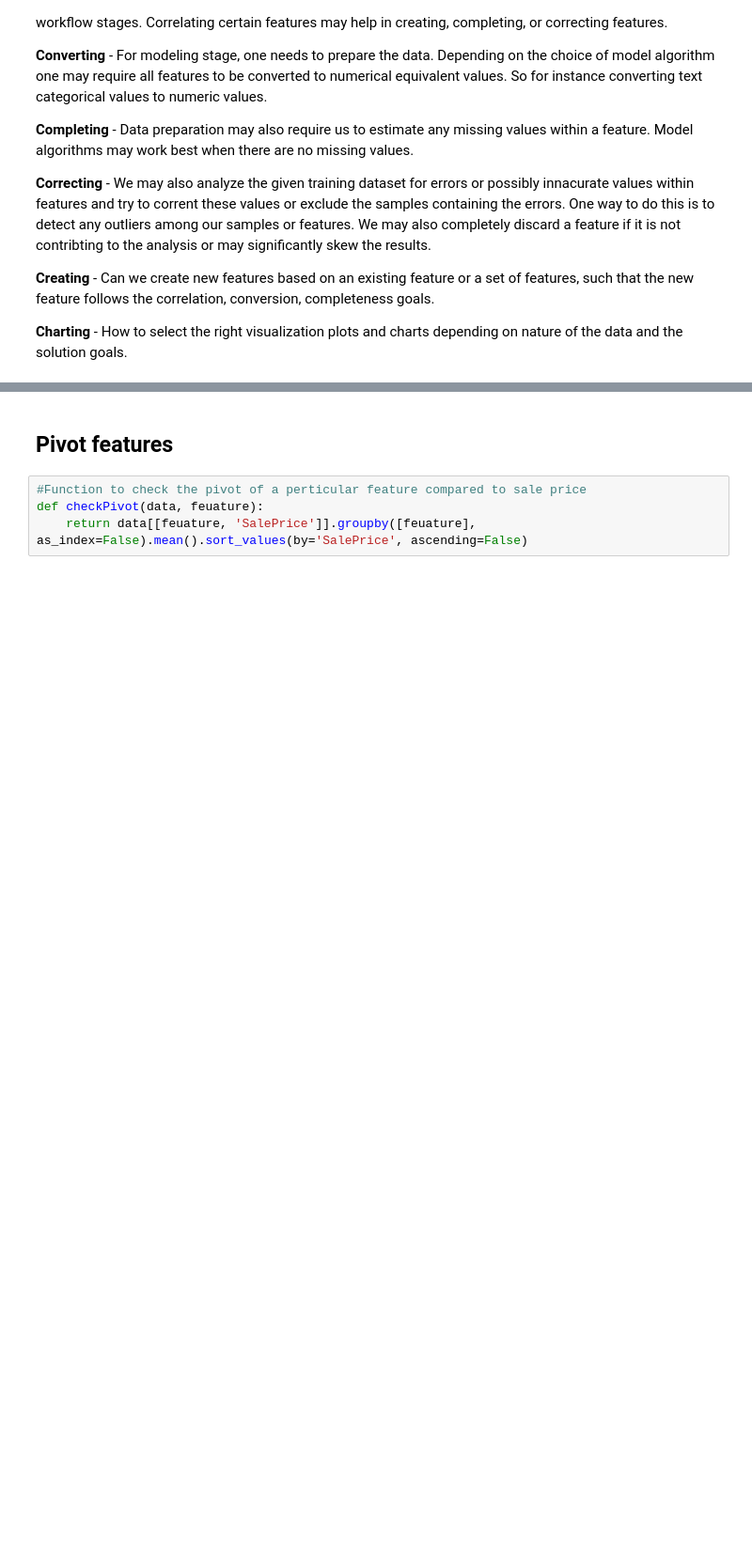
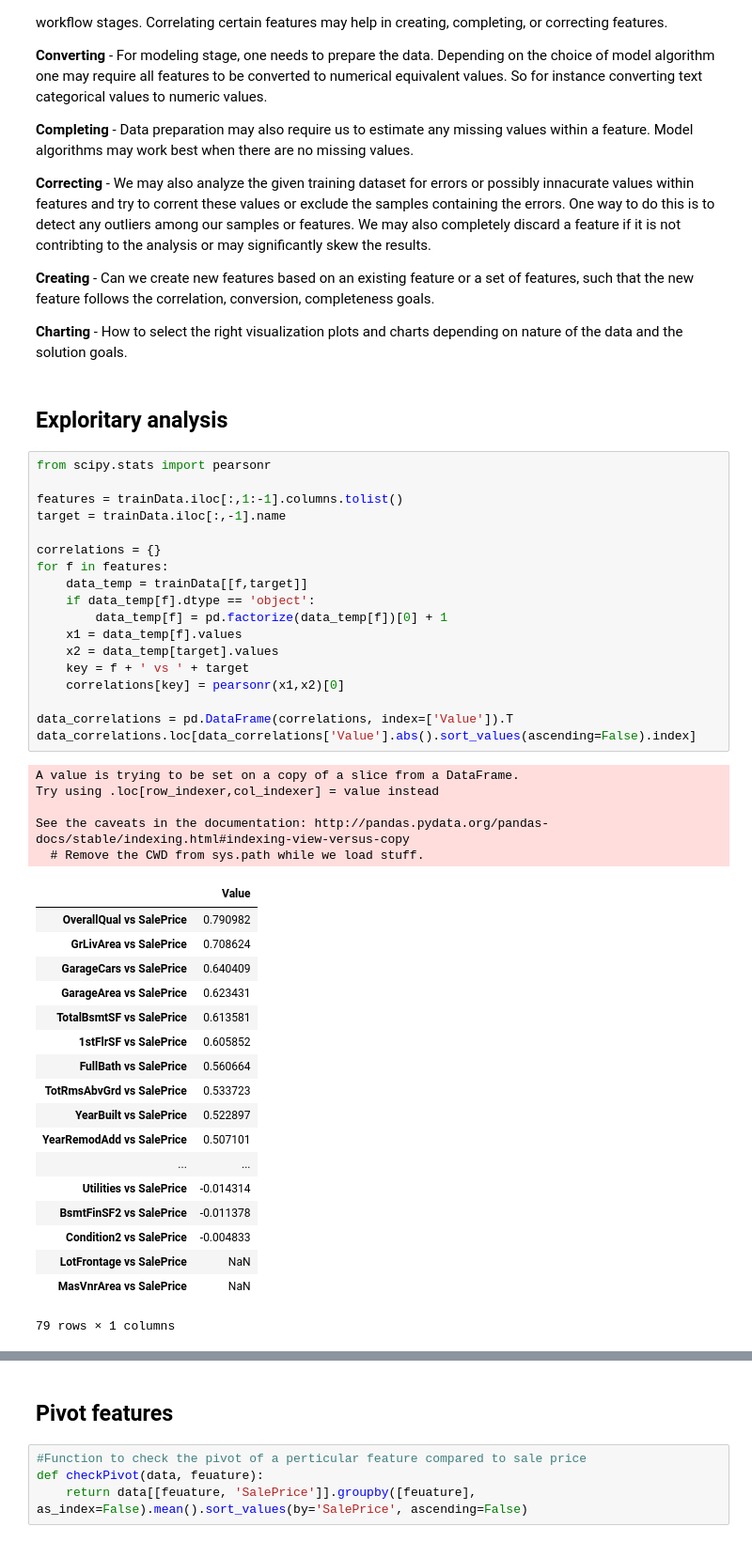
Before and after one commit to Flourish3/houseprices_kaggle, a Jupyter notebook: HousePrices.ipynb, the cells around one changed output, grey strips where cells are left out. Shown at 94% size. Drawn from its saved outputs; the diff is of its cells as text; blank space fills up the shorter version.

```diff
--- a/HousePrices.ipynb
+++ b/HousePrices.ipynb
@@ -169,3 +172,47 @@ trainData.describe(include=[np.number]) #Only include numbers
 **Creating** - Can we create new features based on an existing feature or a set of features, such that the new feature follows the correlation, conversion, completeness goals.
 
 **Charting** - How to select the right visualization plots and charts depending on nature of the data and the solution goals.
+# %% [markdown]
+## Exploritary analysis
+# %%
+from scipy.stats import pearsonr
+
+features = trainData.iloc[:,1:-1].columns.tolist()
+target = trainData.iloc[:,-1].name
+
+correlations = {}
+for f in features:
+    data_temp = trainData[[f,target]]
+    if data_temp[f].dtype == 'object':
+        data_temp[f] = pd.factorize(data_temp[f])[0] + 1
+    x1 = data_temp[f].values
+    x2 = data_temp[target].values
+    key = f + ' vs ' + target
+    correlations[key] = pearsonr(x1,x2)[0]
+
+data_correlations = pd.DataFrame(correlations, index=['Value']).T
+data_correlations.loc[data_correlations['Value'].abs().sort_values(ascending=False).index]
+# %% [output]
+A value is trying to be set on a copy of a slice from a DataFrame.
+Try using .loc[row_indexer,col_indexer] = value instead
+
+See the caveats in the documentation: http://pandas.pydata.org/pandas-docs/stable/indexing.html#indexing-view-versus-copy
+  # Remove the CWD from sys.path while we load stuff.
+|  | Value |
+| OverallQual vs SalePrice | 0.790982 |
+| GrLivArea vs SalePrice | 0.708624 |
+| GarageCars vs SalePrice | 0.640409 |
+| GarageArea vs SalePrice | 0.623431 |
+| TotalBsmtSF vs SalePrice | 0.613581 |
+| 1stFlrSF vs SalePrice | 0.605852 |
+| FullBath vs SalePrice | 0.560664 |
+| TotRmsAbvGrd vs SalePrice | 0.533723 |
+| YearBuilt vs SalePrice | 0.522897 |
+| YearRemodAdd vs SalePrice | 0.507101 |
+| ... | ... |
+| Utilities vs SalePrice | -0.014314 |
+| BsmtFinSF2 vs SalePrice | -0.011378 |
+| Condition2 vs SalePrice | -0.004833 |
+| LotFrontage vs SalePrice | NaN |
+| MasVnrArea vs SalePrice | NaN |
+79 rows × 1 columns
```
Also changed, not shown: parts of 16 cells of this notebook.
